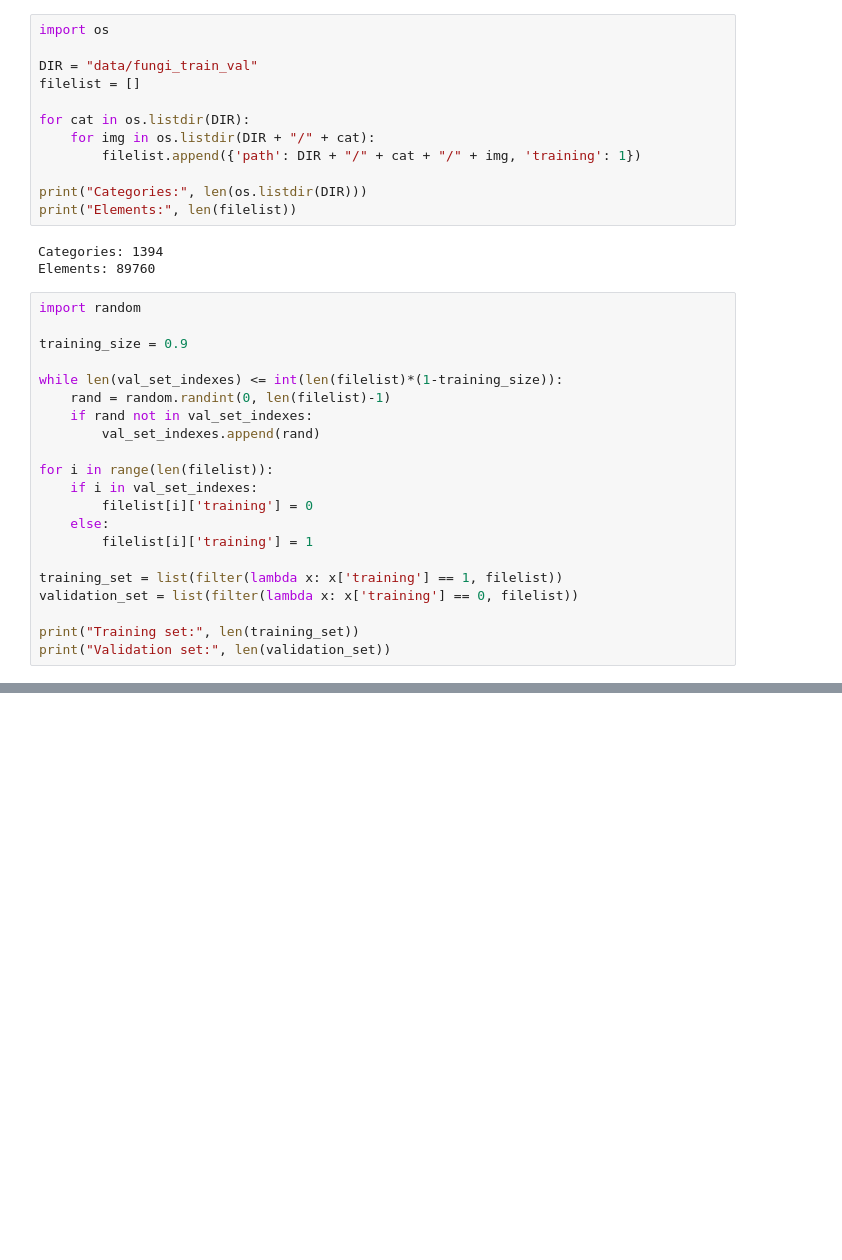
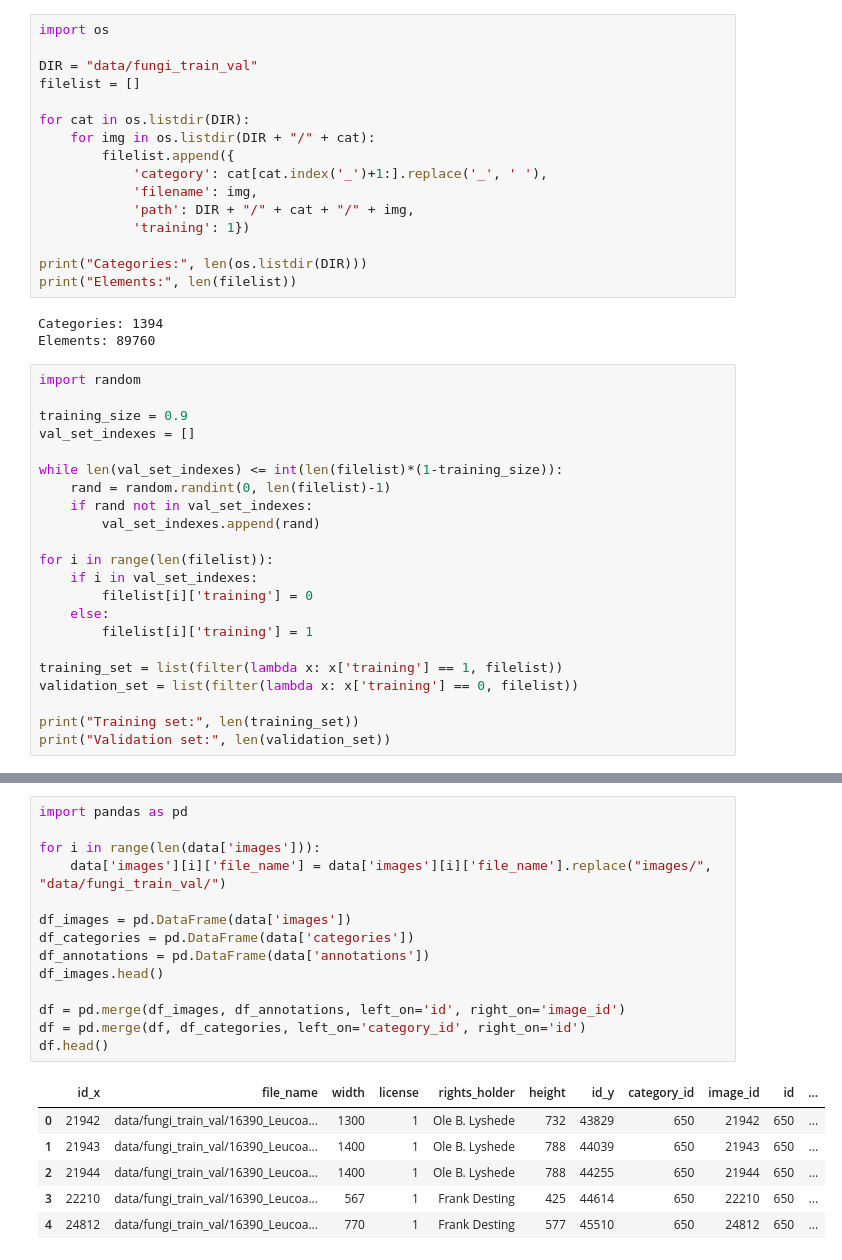
Before and after one commit to lorenzovngl/ml-project, a Jupyter notebook: main.ipynb, the cells around one changed output, grey strips where cells are left out. Cells and saved outputs as stored; diff of their text form; blank space fills up the shorter version.

```diff
--- a/main.ipynb
+++ b/main.ipynb
@@ -6,7 +6,11 @@ filelist = []
 
 for cat in os.listdir(DIR):
     for img in os.listdir(DIR + "/" + cat):
-        filelist.append({'path': DIR + "/" + cat + "/" + img, 'training': 1})
+        filelist.append({
+            'category': cat[cat.index('_')+1:].replace('_', ' '),
+            'filename': img,
+            'path': DIR + "/" + cat + "/" + img,
+            'training': 1})
 
 print("Categories:", len(os.listdir(DIR)))
 print("Elements:", len(filelist))
@@ -17,6 +21,7 @@ Elements: 89760
 import random
 
 training_size = 0.9
+val_set_indexes = []
 
 while len(val_set_indexes) <= int(len(filelist)*(1-training_size)):
     rand = random.randint(0, len(filelist)-1)
@@ -64,0 +89,21 @@ print(data['annotations'][:3])
+# %%
+import pandas as pd
+
+for i in range(len(data['images'])):
+    data['images'][i]['file_name'] = data['images'][i]['file_name'].replace("images/", "data/fungi_train_val/")
+
+df_images = pd.DataFrame(data['images'])
+df_categories = pd.DataFrame(data['categories'])
+df_annotations = pd.DataFrame(data['annotations'])
+df_images.head()
+
+df = pd.merge(df_images, df_annotations, left_on='id', right_on='image_id')
+df = pd.merge(df, df_categories, left_on='category_id', right_on='id')
+df.head()
+# %% [output]
+|  | id_x | file_name | width | license | rights_holder | height | id_y | category_id | image_id | id | ... |
+| 0 | 21942 | data/fungi_train_val/16390_Leucoa... | 1300 | 1 | Ole B. Lyshede | 732 | 43829 | 650 | 21942 | 650 | ... |
+| 1 | 21943 | data/fungi_train_val/16390_Leucoa... | 1400 | 1 | Ole B. Lyshede | 788 | 44039 | 650 | 21943 | 650 | ... |
+| 2 | 21944 | data/fungi_train_val/16390_Leucoa... | 1400 | 1 | Ole B. Lyshede | 788 | 44255 | 650 | 21944 | 650 | ... |
+| 3 | 22210 | data/fungi_train_val/16390_Leucoa... | 567 | 1 | Frank Desting | 425 | 44614 | 650 | 22210 | 650 | ... |
+| 4 | 24812 | data/fungi_train_val/16390_Leucoa... | 770 | 1 | Frank Desting | 577 | 45510 | 650 | 24812 | 650 | ... |
```
Also changed, not shown: parts of 8 cells of this notebook.
